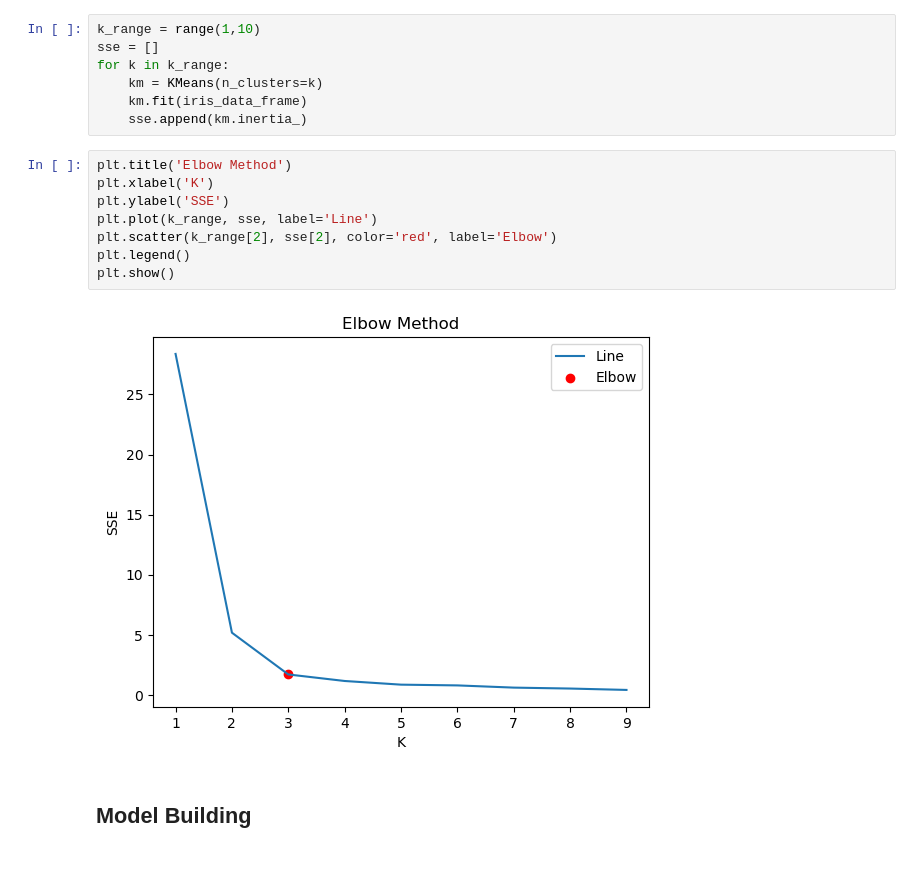
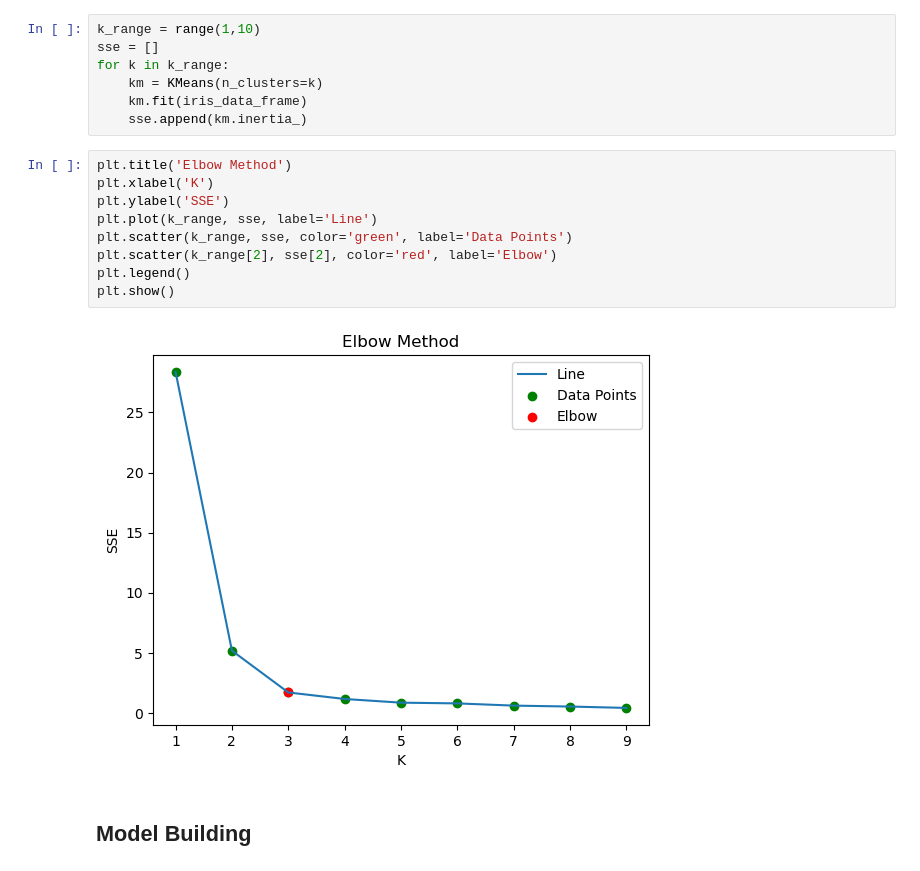
Before and after one commit to markdhareal/k-means-clustering, a Jupyter notebook: notebook/k-means-practice.ipynb, the cells around one changed output. Drawn from its saved outputs; the diff is of its cells as text.

Commit message:
Change colors in Elbow Graph

```diff
--- a/notebook/k-means-practice.ipynb
+++ b/notebook/k-means-practice.ipynb
@@ -93,13 +93,14 @@ for k in k_range:
 # %%
 plt.title('Elbow Method')
 plt.xlabel('K')
 plt.ylabel('SSE')
 plt.plot(k_range, sse, label='Line')
+plt.scatter(k_range, sse, color='green', label='Data Points')
 plt.scatter(k_range[2], sse[2], color='red', label='Elbow')
 plt.legend()
 plt.show()
 # %% [output]
-[figure, old version]
+[figure, new version]
 # %% [markdown]
 ## Model Building
 # %%
```
